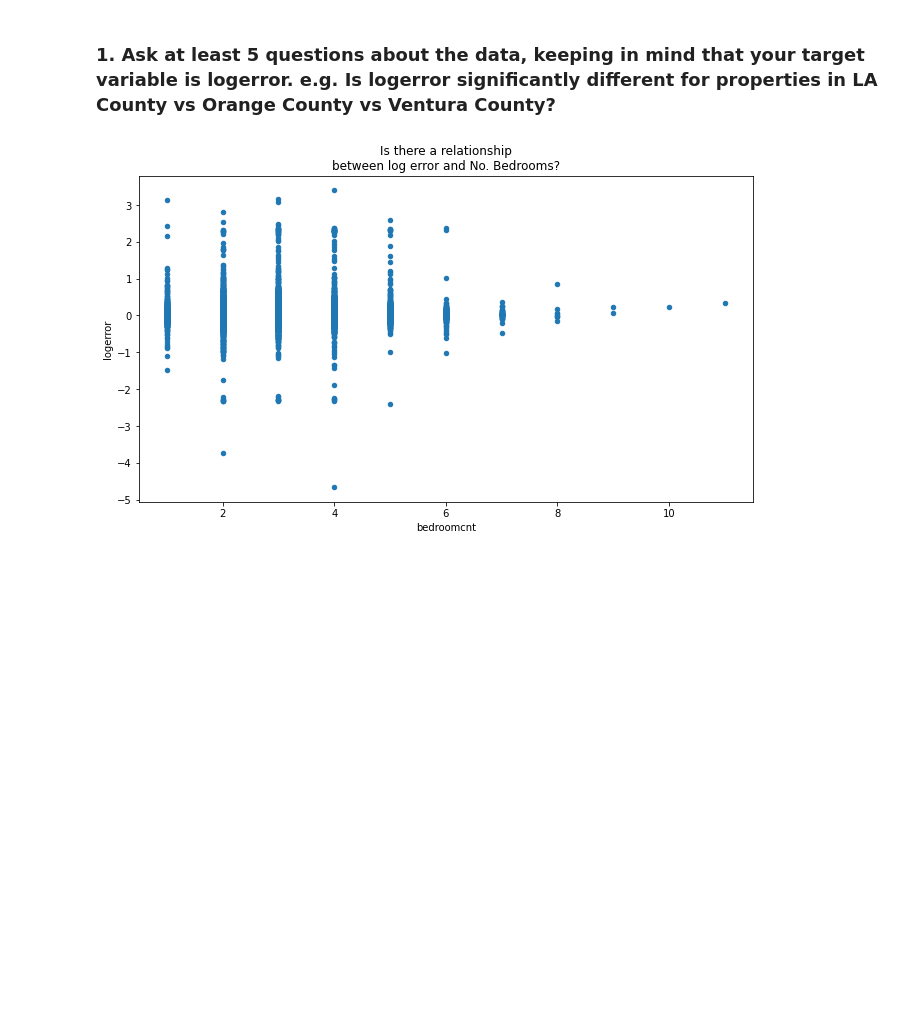
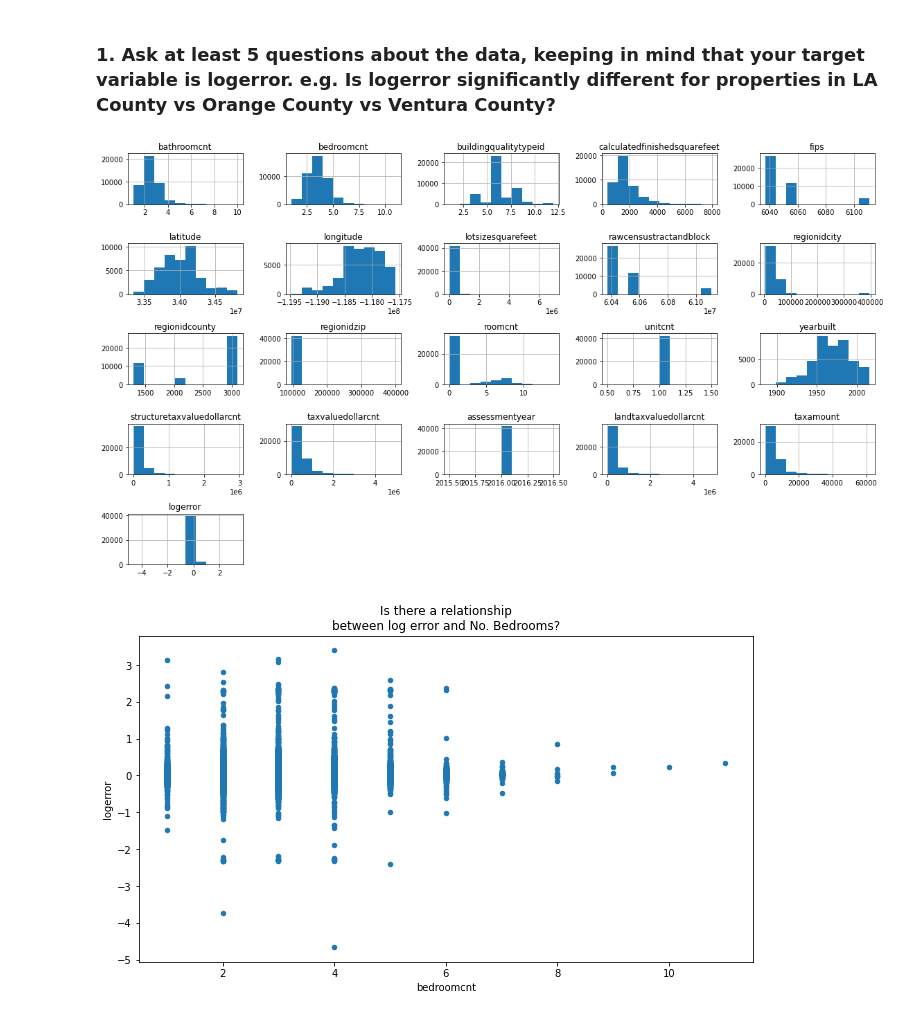
Before and after one commit to jeffakins/clustering_exercises, a Jupyter notebook: explore_zillow_clustering.ipynb, the cells around one changed output. Saved outputs shown, nothing was run; the diff lists cells and outputs as text; code cells hidden in the pictures; blank space fills up the shorter version.

```diff
--- a/explore_zillow_clustering.ipynb
+++ b/explore_zillow_clustering.ipynb
@@ -59,6 +59,12 @@ train.shape, validate.shape, test.shape
 ((41713, 24), (13905, 24), (13905, 24))
 # %% [markdown]
 ### 1. Ask at least 5 questions about the data, keeping in mind that your target variable is logerror. e.g. Is logerror significantly different for properties in LA County vs Orange County vs Ventura County?
+# %%
+train.hist(figsize=(16,9))
+plt.tight_layout()
+plt.show()
+# %% [output]
+[figure, added]
 # %%
 train.plot.scatter(
     x="bedroomcnt",
```
Also changed, not shown: 1 other file.
